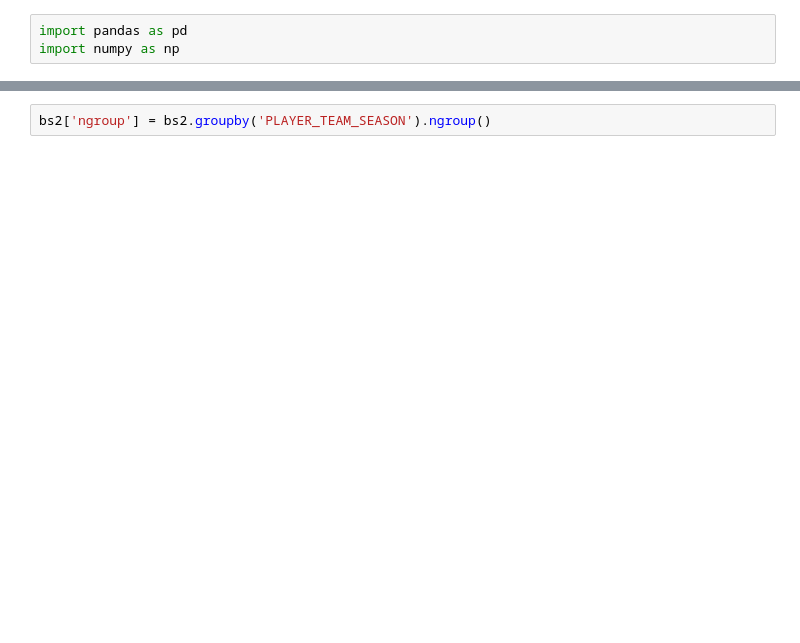
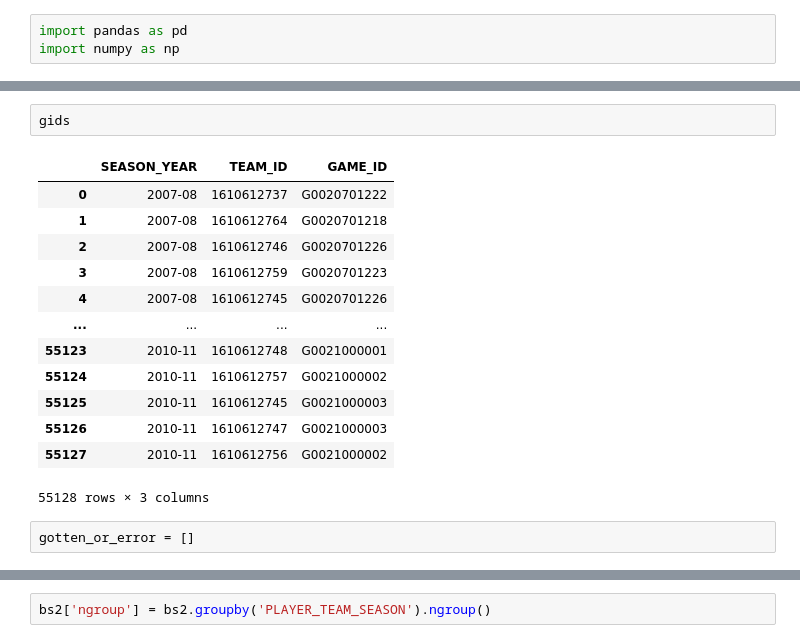
Before and after one commit to jordan-wegner/nba_prediction, a Jupyter notebook: 05_notebooks/00_npp_scratchpad.ipynb, the cells around one changed output, grey strips where cells are left out. Saved outputs shown, nothing was run; the diff lists cells and outputs as text; blank space fills up the shorter version.

```diff
--- a/05_notebooks/00_npp_scratchpad.ipynb
+++ b/05_notebooks/00_npp_scratchpad.ipynb
@@ -24,3 +35,21 @@ headers = {'Host': 'stats.nba.com',
+# %%
+gids
+# %% [output]
+|  | SEASON_YEAR | TEAM_ID | GAME_ID |
+| 0 | 2007-08 | 1610612737 | G0020701222 |
+| 1 | 2007-08 | 1610612764 | G0020701218 |
+| 2 | 2007-08 | 1610612746 | G0020701226 |
+| 3 | 2007-08 | 1610612759 | G0020701223 |
+| 4 | 2007-08 | 1610612745 | G0020701226 |
+| ... | ... | ... | ... |
+| 55123 | 2010-11 | 1610612748 | G0021000001 |
+| 55124 | 2010-11 | 1610612757 | G0021000002 |
+| 55125 | 2010-11 | 1610612745 | G0021000003 |
+| 55126 | 2010-11 | 1610612747 | G0021000003 |
+| 55127 | 2010-11 | 1610612756 | G0021000002 |
+55128 rows × 3 columns
+# %%
+gotten_or_error = []
 # %%
 import pandas as pd
 import time
```
Also changed, not shown: parts of 17 cells of this notebook, 1 other file.
